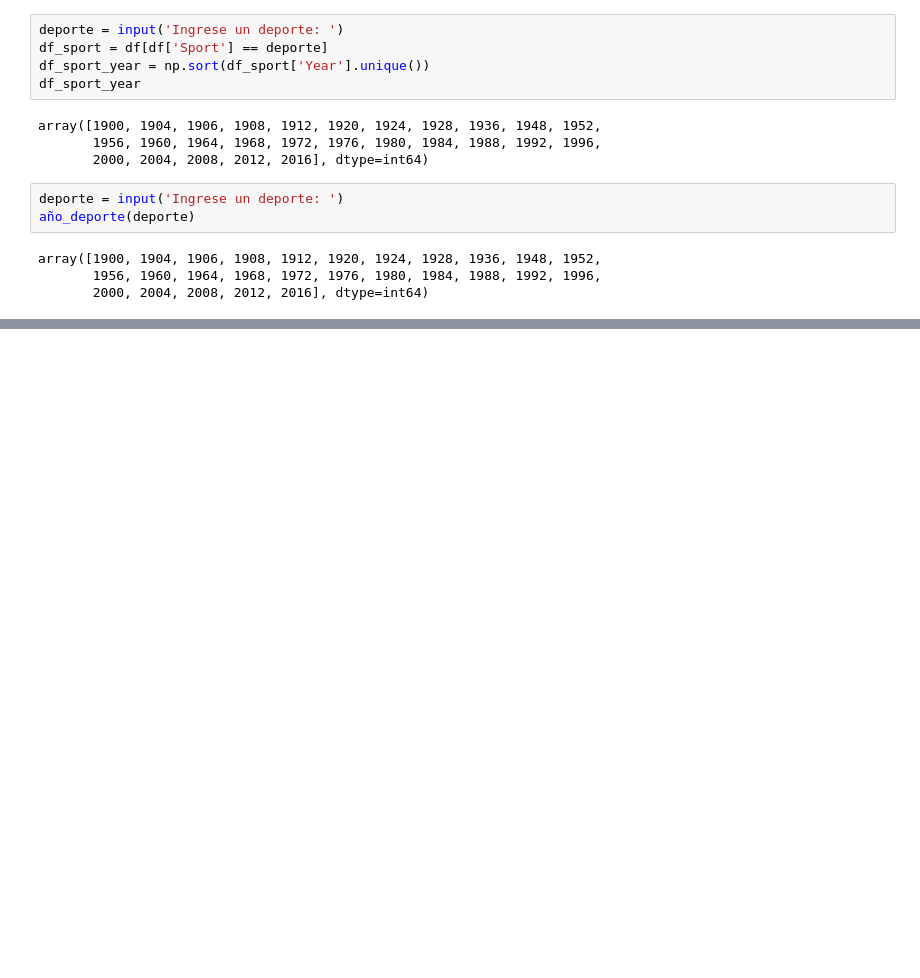
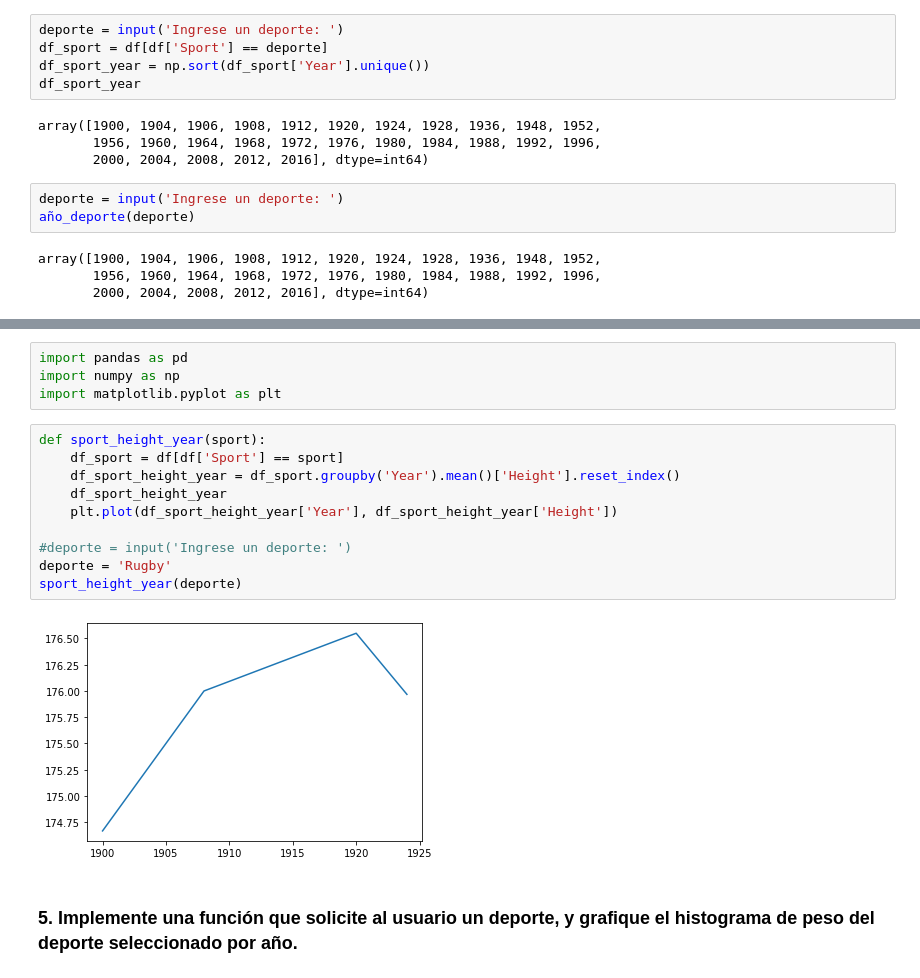
Before and after one commit to lfparra/MDS-UAI-Programacion-con-Python-Ejercicios, a Jupyter notebook: guia_08_pandas/ejercicios.ipynb, the cells around one changed output, grey strips where cells are left out. Drawn from its saved outputs; the diff is of its cells as text; blank space fills up the shorter version.

Commit message:
Guias pandas y matplotlib

```diff
--- a/guia_08_pandas/ejercicios.ipynb
+++ b/guia_08_pandas/ejercicios.ipynb
@@ -87,0 +90,18 @@ df_sport_players_year[df_sport_players_year['Name'] == maximo]
+# %%
+import pandas as pd
+import numpy as np
+import matplotlib.pyplot as plt
+# %%
+def sport_height_year(sport):
+    df_sport = df[df['Sport'] == sport]
+    df_sport_height_year = df_sport.groupby('Year').mean()['Height'].reset_index()
+    df_sport_height_year
+    plt.plot(df_sport_height_year['Year'], df_sport_height_year['Height'])
+
+#deporte = input('Ingrese un deporte: ')
+deporte = 'Rugby'
+sport_height_year(deporte)
+# %% [output]
+[figure, added]
+# %% [markdown]
+### 5. Implemente una función que solicite al usuario un deporte, y grafique el histograma de peso del deporte seleccionado por año.
```
Also changed, not shown: parts of 9 cells of this notebook, 1 other file.
